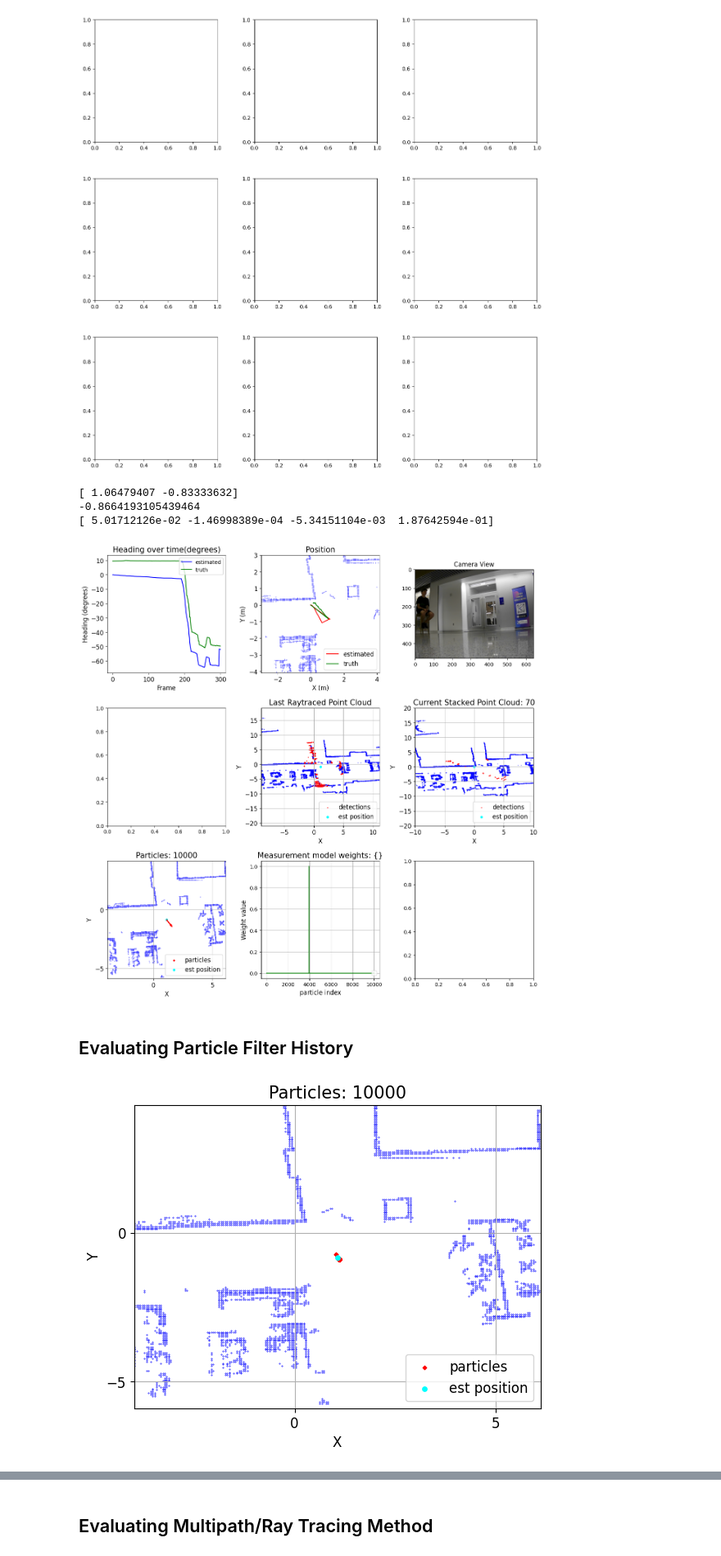
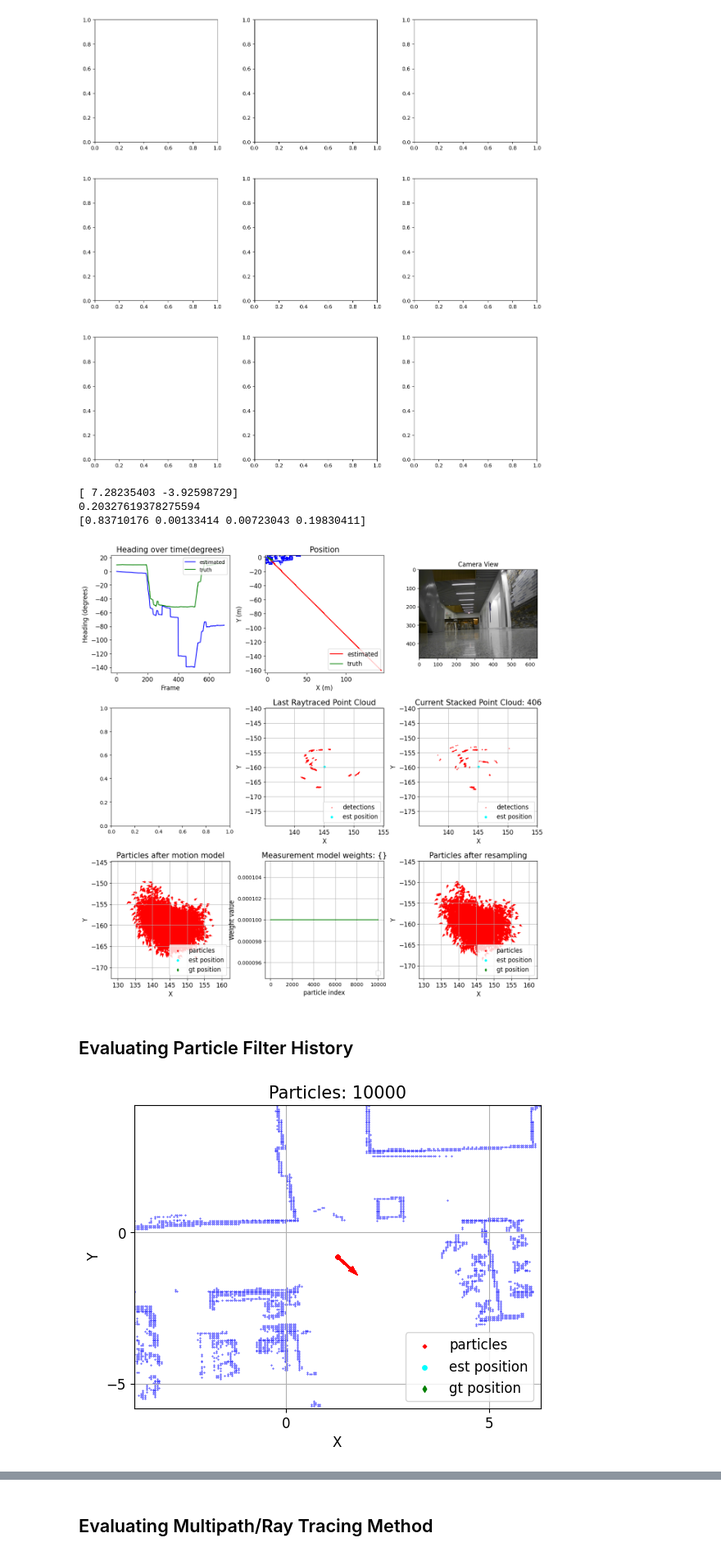
Before and after one commit to davidmhunt/odometry, a Jupyter notebook: notebooks/eval_particle_filter.ipynb, the cells around one changed output, grey strips where cells are left out. Shown at 82% size. Cells and saved outputs as stored; diff of their text form; code cells hidden in the pictures.

```diff
--- a/notebooks/eval_particle_filter.ipynb
+++ b/notebooks/eval_particle_filter.ipynb
@@ -136,19 +136,19 @@ found temp dir: /home/david/Downloads/radnav_temp_dir
 clearing temp directory /home/david/Downloads/radnav_temp_dir
 [figure]
 # %%
-end_idx = 500 #dataset.num_frames
+end_idx = 700 #dataset.num_frames
 
 test_bench.run(
     max_frame=end_idx,
     gt_enabled=True,
-    movie_generator=None) #=movie_generator)
+    movie_generator=movie_generator) #=movie_generator)
 
 print(test_bench.gt_localizer.current_pose_m)
 print(test_bench.gt_localizer.current_heading_rad)
 print(test_bench.localizer.motion_model.x)
 # %% [output]
-[ 1.06479407 -0.83333632]
--0.8664193105439464
-[ 5.01712126e-02 -1.46998389e-04 -5.34151104e-03  1.87642594e-01]
+[ 7.28235403 -3.92598729]
+0.20327619378275594
+[0.83710176 0.00133414 0.00723043 0.19830411]
 # %%
 movie_generator.save_movie(video_file_name="wilk_pf_trial.mp4",fps=20)
@@ -156,21 +155,22 @@ movie_generator.save_movie(video_file_name="wilk_pf_trial.mp4",fps=20)
 # %%
 test_bench.plot_compilation(end_idx,show=True)
 # %% [output]
-[figure, old version]
+[figure, new version]
 # %% [markdown]
 ## Evaluating Particle Filter History
 # %%
 idx = 0
 particles = test_bench.history_particles[idx]
 
 test_bench.plotter_localization.plot_particles_on_map(
     particles=particles,
-    pose_m=test_bench.gt_localizer.current_pose_m,
-    display_arrows=False,
+    est_pose_m=test_bench.gt_localizer.current_pose_m,
+    gt_pose_m=test_bench.gt_localizer.current_pose_m,
+    display_arrows=True,
     show=True
 )
 # %% [output]
-[figure, old version]
+[figure, new version]
 # %%
 idx = 0
 weights = test_bench.history_weights[idx]
```
Also changed, not shown: parts of 11 cells of this notebook, 3 other files.
